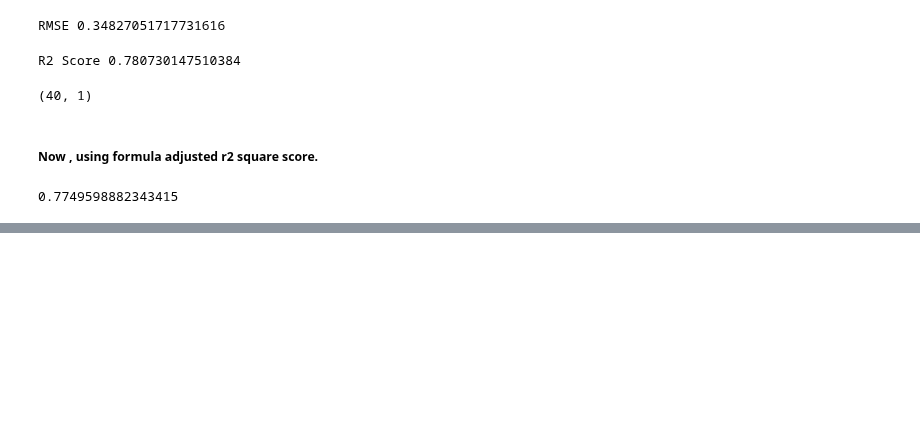
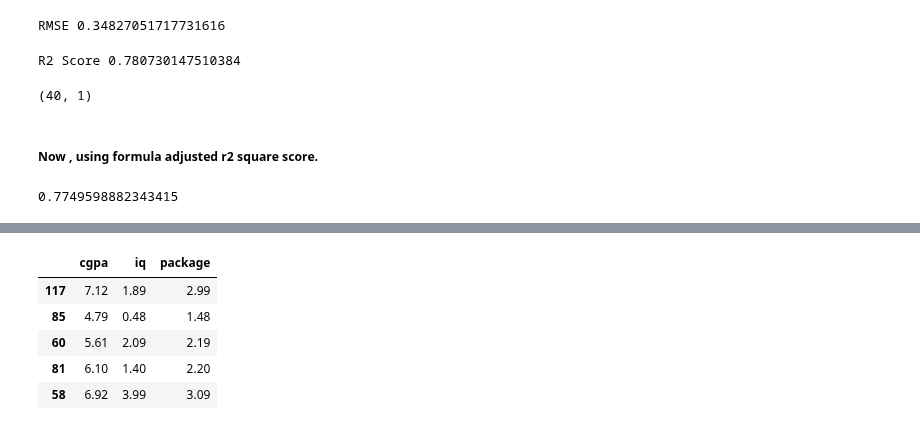
Before and after one commit to Shreyasb1015/Machine-Learning, a Jupyter notebook: ml-algorithms/regression-metrices/regressionMetrices.ipynb, the cells around one changed output, grey strips where cells are left out. Drawn from its saved outputs; the diff is of its cells as text; code cells hidden in the pictures; blank space fills up the shorter version.

```diff
--- a/ml-algorithms/regression-metrices/regressionMetrices.ipynb
+++ b/ml-algorithms/regression-metrices/regressionMetrices.ipynb
@@ -92,0 +145,9 @@ X_test.shape
+# %%
+new_df2.sample(5)
+# %% [output]
+|  | cgpa | iq | package |
+| 117 | 7.12 | 1.89 | 2.99 |
+| 85 | 4.79 | 0.48 | 1.48 |
+| 60 | 5.61 | 2.09 | 2.19 |
+| 81 | 6.10 | 1.40 | 2.20 |
+| 58 | 6.92 | 3.99 | 3.09 |
```
Also changed, not shown: parts of 21 cells of this notebook.
